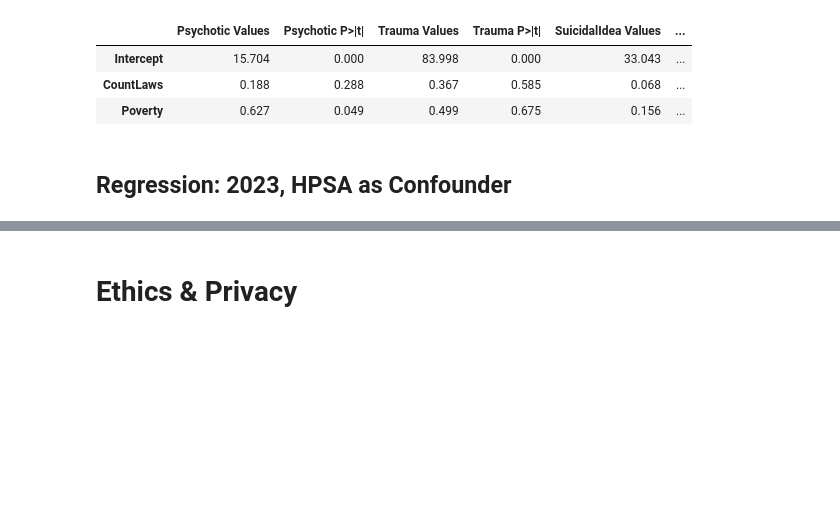
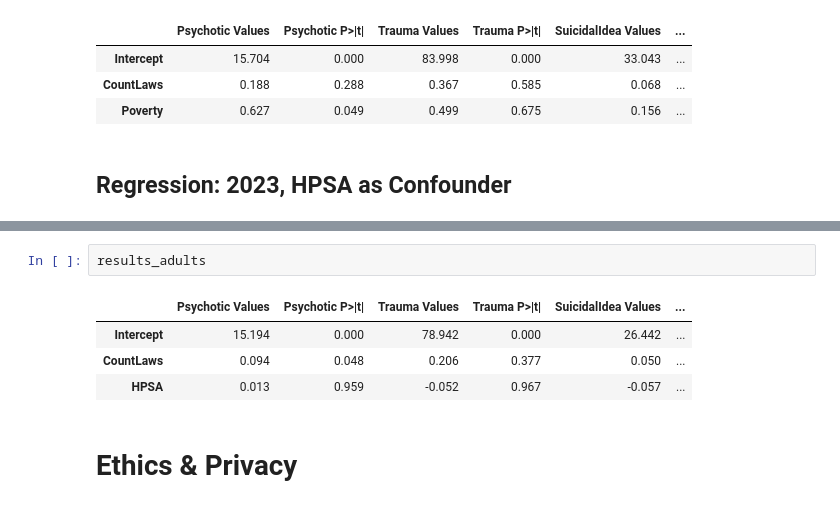
Before and after one commit to sofiatka/LGBTQ-Laws-and-MH, a Jupyter notebook: FinalProject_Group126_WI24.ipynb, the cells around one changed output, grey strips where cells are left out. Drawn from its saved outputs; the diff is of its cells as text; blank space fills up the shorter version.

```diff
--- a/FinalProject_Group126_WI24.ipynb
+++ b/FinalProject_Group126_WI24.ipynb
@@ -1582,3 +1623,10 @@ results_adults
+# %%
+results_adults
+# %% [output]
+|  | Psychotic Values | Psychotic P>|t| | Trauma Values | Trauma P>|t| | SuicidalIdea Values | ... |
+| Intercept | 15.194 | 0.000 | 78.942 | 0.000 | 26.442 | ... |
+| CountLaws | 0.094 | 0.048 | 0.206 | 0.377 | 0.050 | ... |
+| HPSA | 0.013 | 0.959 | -0.052 | 0.967 | -0.057 | ... |
 # %% [markdown]
 # Ethics & Privacy
 # %% [markdown]
```
Also changed, not shown: parts of 2 cells of this notebook.
